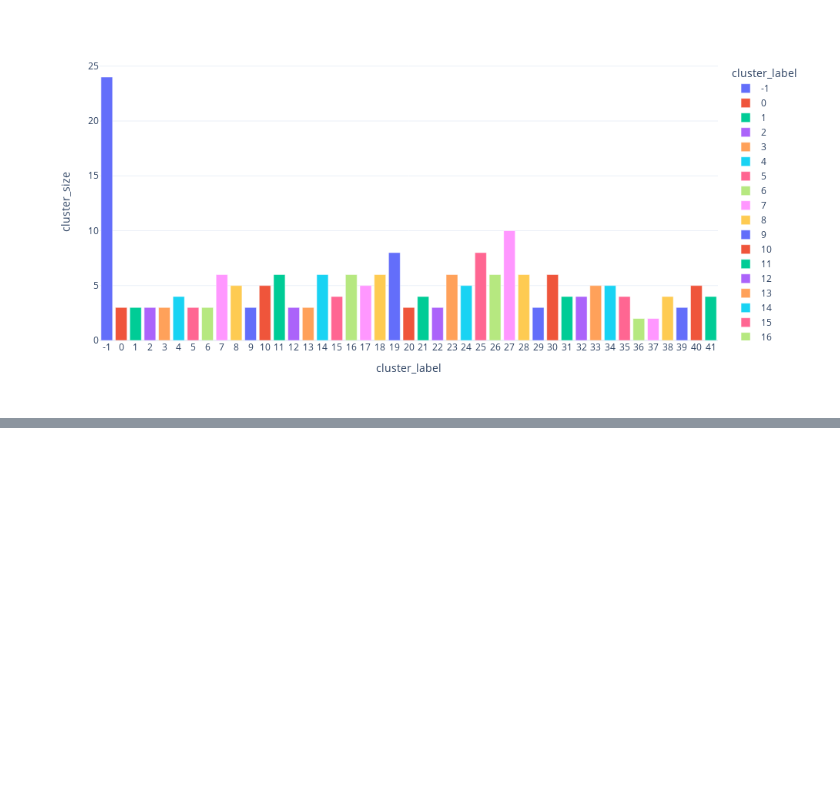
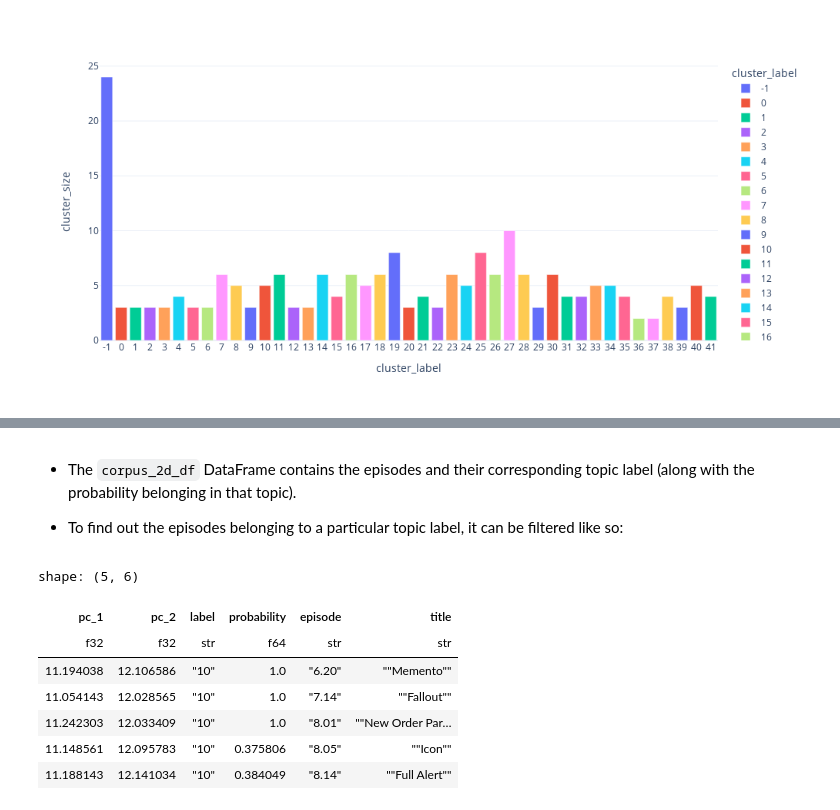
Before and after one commit to huyndao/sg1-topic-modeling, a Jupyter notebook: sg1-topic-modeling.ipynb, the cells around one changed output, grey strips where cells are left out. Cells and saved outputs as stored; diff of their text form; code cells hidden in the pictures; blank space fills up the shorter version.

```diff
--- a/sg1-topic-modeling.ipynb
+++ b/sg1-topic-modeling.ipynb
@@ -859,0 +955,15 @@ fig.show("png")
+# %% [markdown]
+- The `corpus_2d_df` DataFrame contains the episodes and their corresponding topic label (along with the probability belonging in that topic).
+
+- To find out the episodes belonging to a particular topic label, it can be filtered like so:
+# %%
+corpus_2d_df.filter(pl.col("label") == "10")
+# %% [output]
+shape: (5, 6)
+| pc_1 | pc_2 | label | probability | episode | title |
+| f32 | f32 | str | f64 | str | str |
+| 11.194038 | 12.106586 | "10" | 1.0 | "6.20" | ""Memento"" |
+| 11.054143 | 12.028565 | "10" | 1.0 | "7.14" | ""Fallout"" |
+| 11.242303 | 12.033409 | "10" | 1.0 | "8.01" | ""New Order Par… |
+| 11.148561 | 12.095783 | "10" | 0.375806 | "8.05" | ""Icon"" |
+| 11.188143 | 12.141034 | "10" | 0.384049 | "8.14" | ""Full Alert"" |
```
Also changed, not shown: parts of 33 cells of this notebook.
